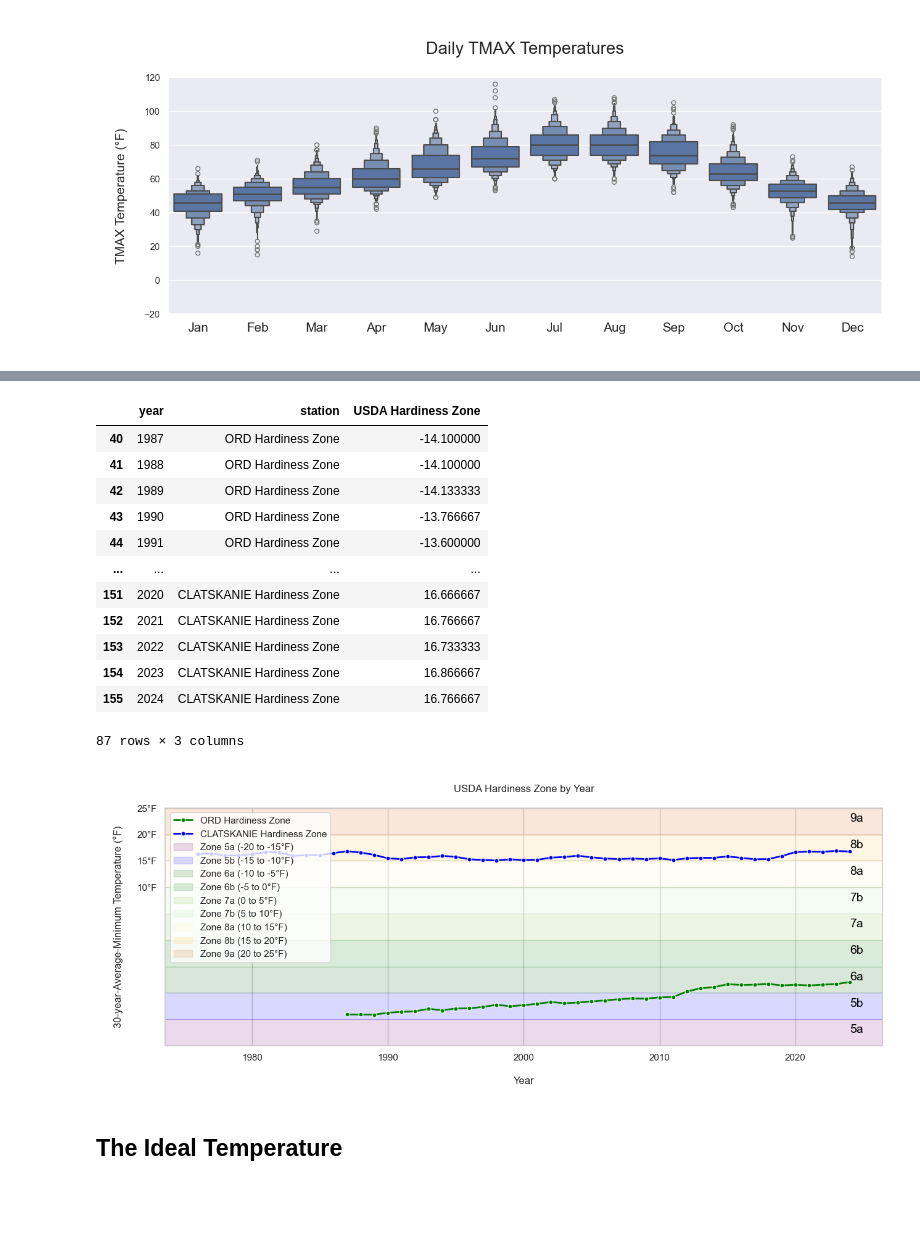
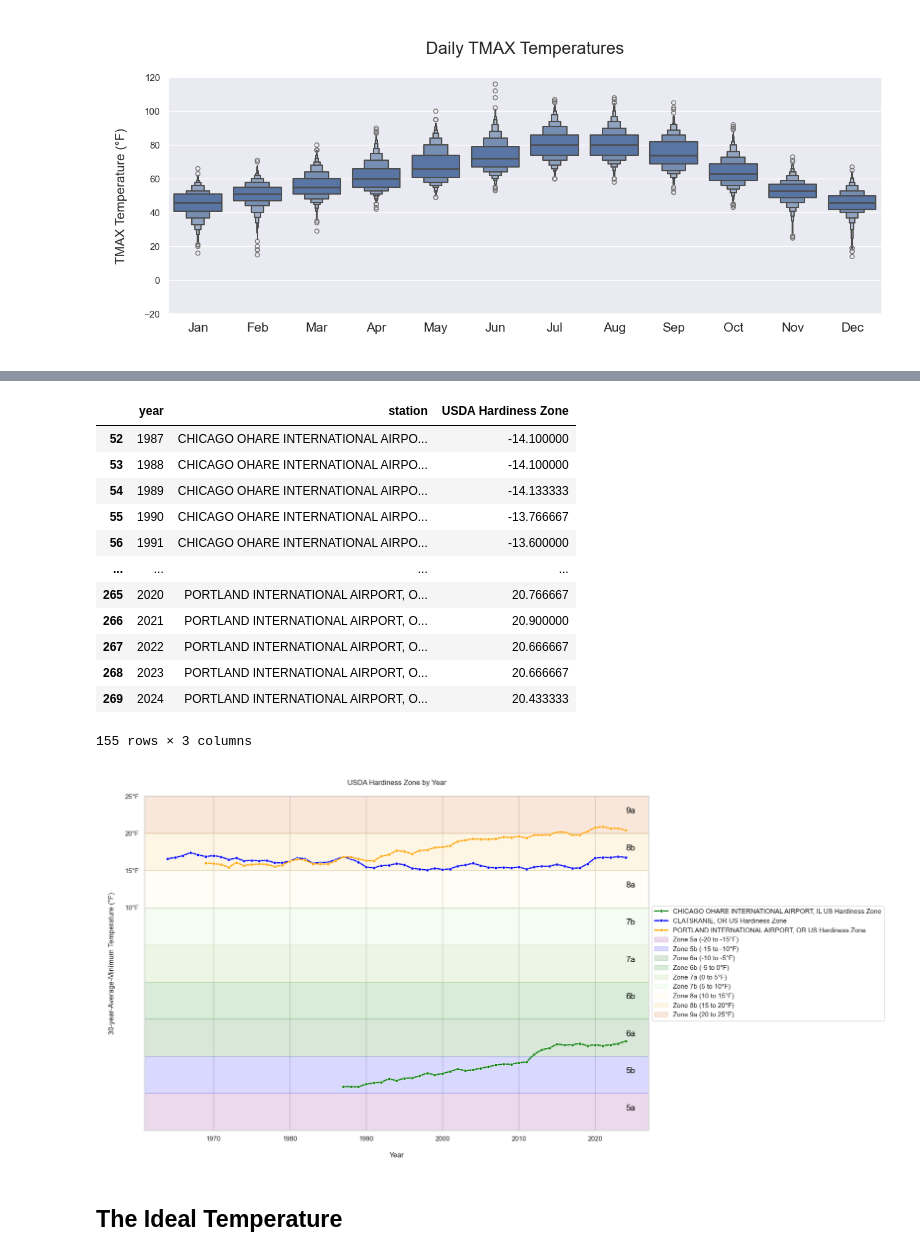
Before and after one commit to wpbSabi/weather_python, a Jupyter notebook: notebooks/compare_temperature.ipynb, the cells around one changed output, grey strips where cells are left out. Cells and saved outputs as stored; diff of their text form; code cells hidden in the pictures; blank space fills up the shorter version.

Commit message:
expanded the USDA hardiness zone map to three locations

```diff
--- a/notebooks/compare_temperature.ipynb
+++ b/notebooks/compare_temperature.ipynb
@@ -194,8 +236,9 @@ functions.map_stations(df_stations,
 # %%
-# View the minimium temperature for each year
-tmin = df.groupby('year', as_index=False).agg({'TMIN' + df1_suffix: 'min', 'TMIN' + df2_suffix: 'min'})
+# # View the minimium temperature for each year
+# tmin = df.groupby('year', as_index=False).agg({'TMIN' + df1_suffix: 'min', 'TMIN' + df2_suffix: 'min'})
 
-# Check for null values
-print('null values', tmin.isnull().sum().sum())
 
-tmin
+# # Check for null values
+# print('null values', tmin.isnull().sum().sum())
+
+# tmin
@@ -216,0 +251,6 @@ null values 11
+# %%
+# Calculate the USDA hardiness zone for each station and year for all columns except the first (year)
+for col in tmin.columns[1:]:
+    zone_col = f"{col.replace('TMIN_', '').replace('_', ' ')} Hardiness Zone"
+    tmin[zone_col] = tmin[col].rolling(window=30, min_periods=30).mean()
+tmin
@@ -217,11 +271,11 @@ null values 11
 # %%
-# Calculate the USDA hardiness zone for each station and year
+# # Calculate the USDA hardiness zone for each station and year
 
-# Use dynamic column names from tmin.columns
-col1 = tmin.columns[1]
-col2 = tmin.columns[2]
+# # Use dynamic column names from tmin.columns
+# col1 = tmin.columns[1]
+# col2 = tmin.columns[2]
 
-# Take the 30 year average and filter out years with less than 30 years of history
-tmin[f"{col2.replace('TMIN_', '').replace('_', ' ')} Hardiness Zone"] = tmin[col2].rolling(window=30, min_periods=30).mean()
-tmin[f"{col1.replace('TMIN_', '').replace('_', ' ')} Hardiness Zone"] = tmin[col1].rolling(window=30, min_periods=30).mean()
-tmin
+# # Take the 30 year average and filter out years with less than 30 years of history
+# tmin[f"{col2.replace('TMIN_', '').replace('_', ' ')} Hardiness Zone"] = tmin[col2].rolling(window=30, min_periods=30).mean()
+# tmin[f"{col1.replace('TMIN_', '').replace('_', ' ')} Hardiness Zone"] = tmin[col1].rolling(window=30, min_periods=30).mean()
+# tmin
@@ -290,31 +347,31 @@ plt.show()
 # This makes for better storytelling
 
 # Make the wide format long, for the seaborn lineplot
-usdahz = tmin.melt(id_vars='year', value_vars=[tmin.columns[3], tmin.columns[4]],
+usdahz = tmin.reset_index().melt(id_vars='year', value_vars=[tmin.columns[4], tmin.columns[5], tmin.columns[6]],
                       var_name='station', value_name='USDA Hardiness Zone').dropna()
 usdahz
 # %% [output]
 |  | year | station | USDA Hardiness Zone |
-| 40 | 1987 | ORD Hardiness Zone | -14.100000 |
-| 41 | 1988 | ORD Hardiness Zone | -14.100000 |
-| 42 | 1989 | ORD Hardiness Zone | -14.133333 |
-| 43 | 1990 | ORD Hardiness Zone | -13.766667 |
-| 44 | 1991 | ORD Hardiness Zone | -13.600000 |
+| 52 | 1987 | CHICAGO OHARE INTERNATIONAL AIRPO... | -14.100000 |
+| 53 | 1988 | CHICAGO OHARE INTERNATIONAL AIRPO... | -14.100000 |
+| 54 | 1989 | CHICAGO OHARE INTERNATIONAL AIRPO... | -14.133333 |
+| 55 | 1990 | CHICAGO OHARE INTERNATIONAL AIRPO... | -13.766667 |
+| 56 | 1991 | CHICAGO OHARE INTERNATIONAL AIRPO... | -13.600000 |
 | ... | ... | ... | ... |
-| 151 | 2020 | CLATSKANIE Hardiness Zone | 16.666667 |
-| 152 | 2021 | CLATSKANIE Hardiness Zone | 16.766667 |
-| 153 | 2022 | CLATSKANIE Hardiness Zone | 16.733333 |
-| 154 | 2023 | CLATSKANIE Hardiness Zone | 16.866667 |
-| 155 | 2024 | CLATSKANIE Hardiness Zone | 16.766667 |
+| 265 | 2020 | PORTLAND INTERNATIONAL AIRPORT, O... | 20.766667 |
+| 266 | 2021 | PORTLAND INTERNATIONAL AIRPORT, O... | 20.900000 |
+| 267 | 2022 | PORTLAND INTERNATIONAL AIRPORT, O... | 20.666667 |
+| 268 | 2023 | PORTLAND INTERNATIONAL AIRPORT, O... | 20.666667 |
+| 269 | 2024 | PORTLAND INTERNATIONAL AIRPORT, O... | 20.433333 |
-87 rows × 3 columns
+155 rows × 3 columns
 # %%
 sns.set_theme(style="whitegrid")
-plt.figure(figsize=(15,5))
+plt.figure(figsize=(15,10))
 p = sns.lineplot(data=usdahz,
              x='year',
              y='USDA Hardiness Zone',
              hue='station',
-             palette=['green', 'blue'],
+             palette=['green', 'blue', 'orange'],
              marker='o',
              markersize=5,
              linewidth=2,
@@ -328,35 +385,35 @@ p.axhspan(-20, -15, color='purple', alpha=0.15, label='Zone 5a (-20 to -15°F)')
 p.axhspan(-15, -10, color='blue', alpha=0.15, label='Zone 5b (-15 to -10°F)')
 p.axhspan(-10, -5, color='#006400', alpha=0.15, label='Zone 6a (-10 to -5°F)')
 p.axhspan(-5, 0, color='green', alpha=0.15, label='Zone 6b (-5 to 0°F)')
 p.axhspan(0, 5, color='#8bc34a', alpha=0.15, label='Zone 7a (0 to 5°F)')
 p.axhspan(5, 10, color='#b7efb2', alpha=0.15, label='Zone 7b (5 to 10°F)')
 p.axhspan(10, 15, color='#fff7bc', alpha=0.15, label='Zone 8a (10 to 15°F)')
 p.axhspan(15, 20, color='#fec44f', alpha=0.15, label='Zone 8b (15 to 20°F)')
 p.axhspan(20, 25, color='#d95f0e', alpha=0.15, label='Zone 9a (20 to 25°F)')
 
 # Add zone labels
 year_label = 2024
 p.text(x=year_label, y=-17, s='5a', color='black', fontsize=14, va='center')
 p.text(x=year_label, y=-12, s='5b', color='black', fontsize=14, va='center')
 p.text(x=year_label, y=-7, s='6a', color='black', fontsize=14, va='center')
 p.text(x=year_label, y=-2, s='6b', color='black', fontsize=14, va='center')
 p.text(x=year_label, y=3, s='7a', color='black', fontsize=14, va='center')
 p.text(x=year_label, y=8, s='7b', color='black', fontsize=14, va='center')
 p.text(x=year_label, y=13, s='8a', color='black', fontsize=14, va='center')
 p.text(year_label, 18, '8b', color='black', fontsize=14, va='center')
 p.text(year_label, 23, '9a', color='black', fontsize=14, va='center')
 
 plt.title('\nUSDA Hardiness Zone by Year\n')
 plt.ylim(-20, 25)
 p.set_yticks(np.arange(10, 26, 5))
 p.set_yticklabels(['10°F', '15°F', '20°F', '25°F'])
 p.set_xlabel("\nYear", fontsize=12, rotation=0)
 p.set_ylabel("\n30-year-Average-Minimum Temperature (°F)\n", fontsize=12, rotation=90)
 
-plt.legend(loc='upper left')
+plt.legend(loc='center left', bbox_to_anchor=(1, 0.5))
 plt.show()
 # %% [output]
-[figure, old version]
+[figure, new version]
 # %% [markdown]
 ## The Ideal Temperature
 # %%
```
Also changed, not shown: parts of 18 cells of this notebook.
